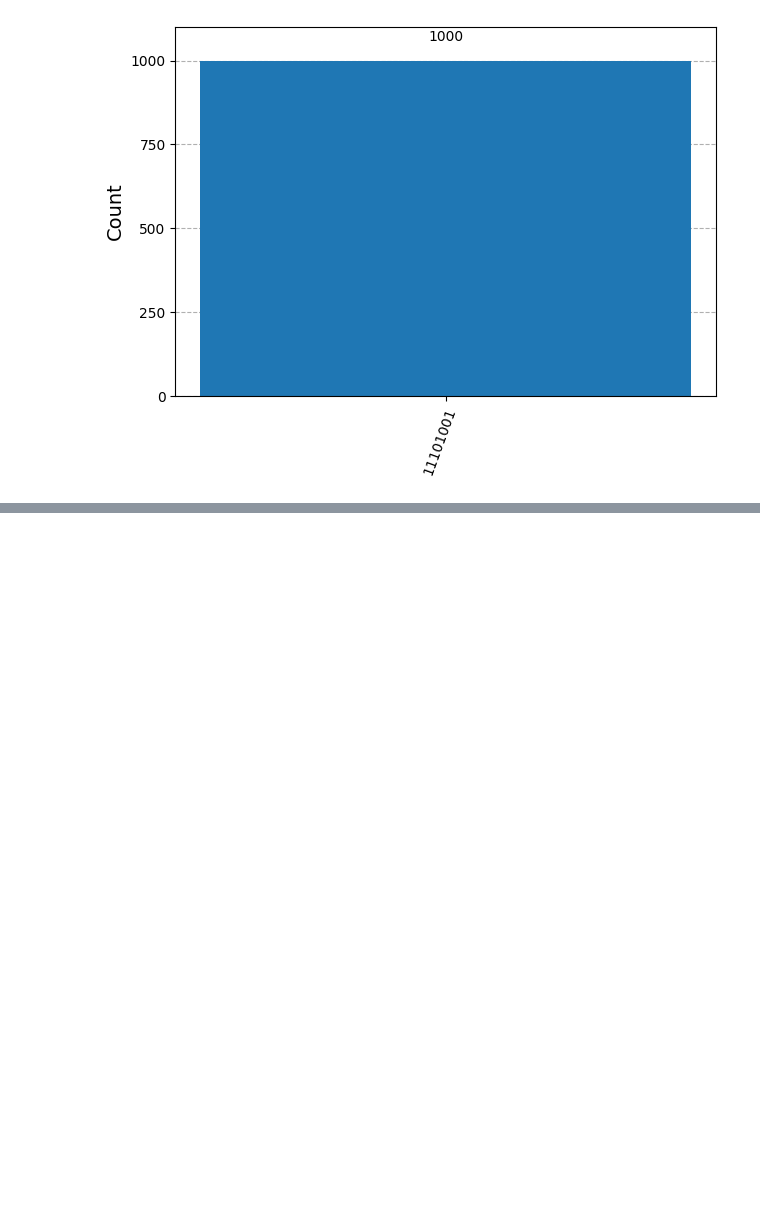
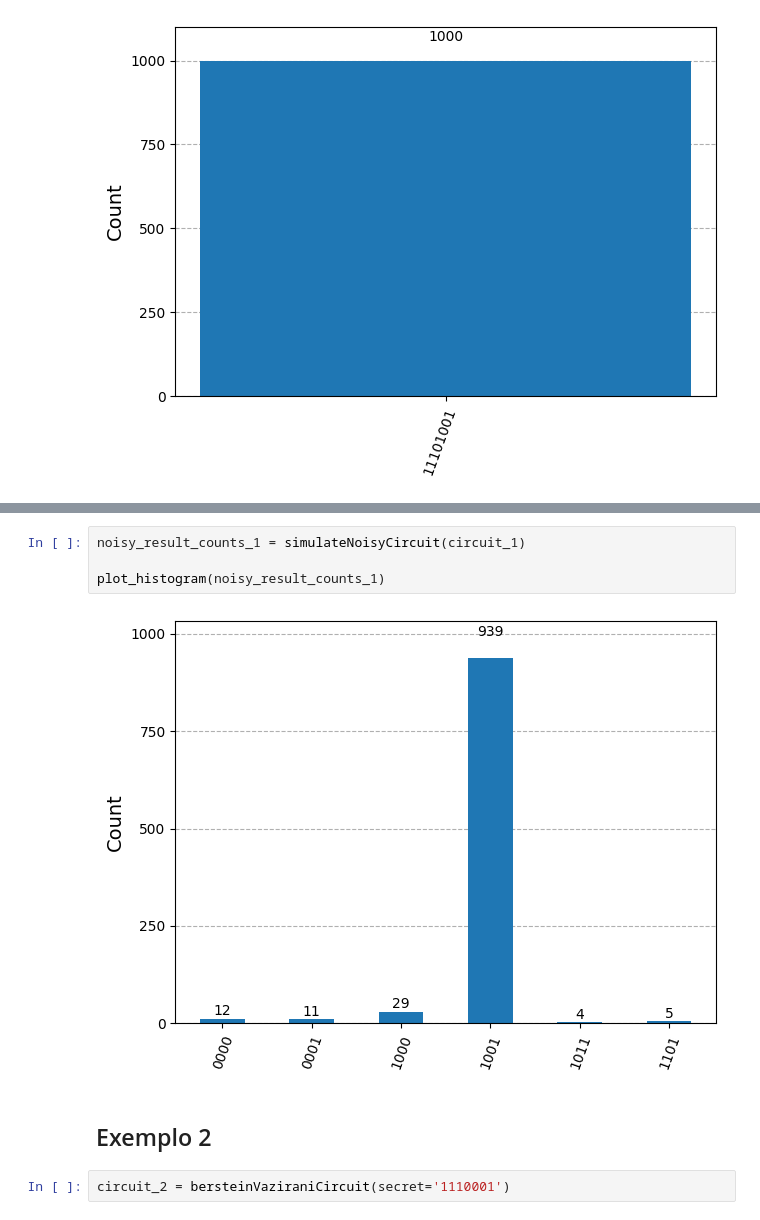
Before and after one commit to JVMergulho/Quantum-Computing-Project, a Jupyter notebook: Projeto_Quantica.ipynb, the cells around one changed output, grey strips where cells are left out. Cells and saved outputs as stored; diff of their text form; blank space fills up the shorter version.

```diff
--- a/Projeto_Quantica.ipynb
+++ b/Projeto_Quantica.ipynb
@@ -267,0 +292,10 @@ plot_histogram(noisy_result_counts)
+# %%
+noisy_result_counts_1 = simulateNoisyCircuit(circuit_1)
+
+plot_histogram(noisy_result_counts_1)
+# %% [output]
+[figure, added]
+# %% [markdown]
+## Exemplo 2
+# %%
+circuit_2 = bersteinVaziraniCircuit(secret='1110001')
```
Also changed, not shown: parts of 13 cells of this notebook.
